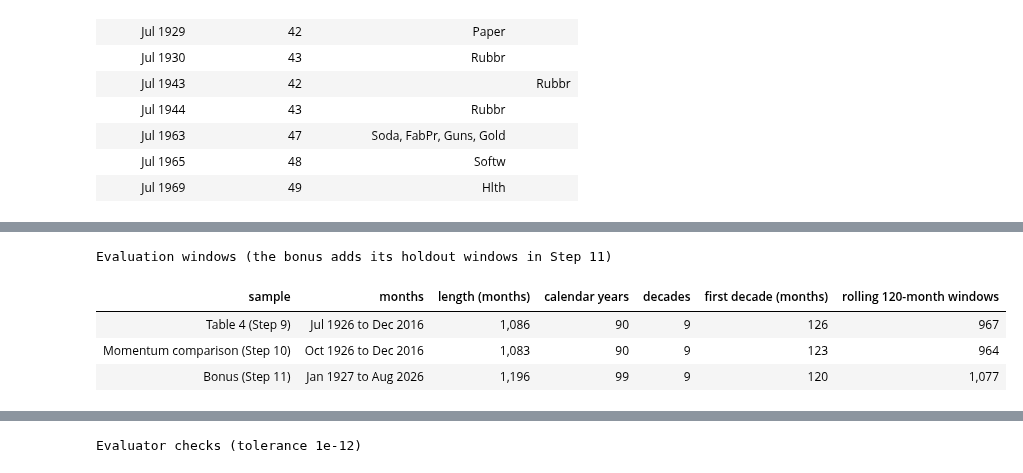
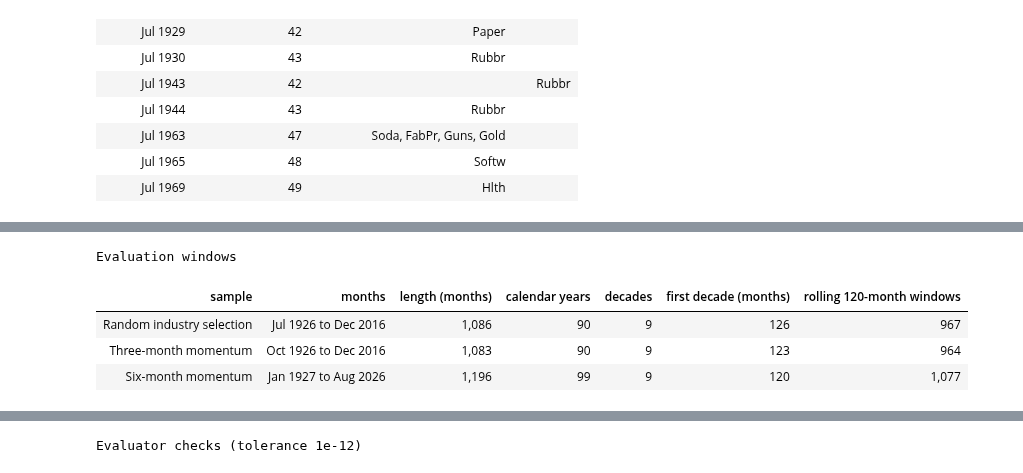
Before and after one commit to yingnichang/MTH9897, a Jupyter notebook: HW2/hw2_analysis.ipynb, the cells around one changed output, grey strips where cells are left out. Drawn from its saved outputs; the diff is of its cells as text; code cells hidden in the pictures.

```diff
--- a/HW2/hw2_analysis.ipynb
+++ b/HW2/hw2_analysis.ipynb
@@ -1261,32 +1226,32 @@ The $z$ limit is a normal-approximation check with a nominal 0.1% Bonferroni fam
 # %%
 from table4_eval import (HORIZONS, eligible_mean_returns, evaluate, exact_random_moments, load_paper_table4,
                          paper_layout, pool_exact, standard_windows, table4_layout, window_wealth)
 
 bench = factors.loc["1926-07":"2016-12"]
 windows = standard_windows(bench.index)
 
-SAMPLES = {"Table 4 (Step 9)": ("1926-07", "2016-12"), "Momentum comparison (Step 10)": ("1926-10", "2016-12"),
-           "Bonus (Step 11)": ("1927-01", "2026-08")}
+SAMPLES = {"Random industry selection": ("1926-07", "2016-12"), "Three-month momentum": ("1926-10", "2016-12"),
+           "Six-month momentum": ("1927-01", "2026-08")}
 window_counts = []
 for label, (start, end) in SAMPLES.items():
     sample_windows = standard_windows(factors.loc[start:end].index)
     count = sample_windows.groupby("kind").size()
     window_counts.append({
         "sample": label,
         "months": f"{month_name(pd.Period(start, 'M'))} to {month_name(pd.Period(end, 'M'))}",
         "length (months)": int(sample_windows.loc[sample_windows["kind"] == "full", "n_months"].item()),
         "calendar years": int(count["year"]),
         "decades": int(count["decade"]),
         "first decade (months)": int(sample_windows.loc[sample_windows["kind"] == "decade", "n_months"].iloc[0]),
         "rolling 120-month windows": int(count["rolling120"]),
     })
 window_counts = pd.DataFrame(window_counts)
 display(window_counts.style.hide(axis="index").format(thousands=",")
-        .set_caption("Evaluation windows (the bonus adds its holdout windows in Step 11)"))
+        .set_caption("Evaluation windows"))
 # %% [output]
-Evaluation windows (the bonus adds its holdout windows in Step 11)
+Evaluation windows
 | sample | months | length (months) | calendar years | decades | first decade (months) | rolling 120-month windows |
-| Table 4 (Step 9) | Jul 1926 to Dec 2016 | 1,086 | 90 | 9 | 126 | 967 |
-| Momentum comparison (Step 10) | Oct 1926 to Dec 2016 | 1,083 | 90 | 9 | 123 | 964 |
-| Bonus (Step 11) | Jan 1927 to Aug 2026 | 1,196 | 99 | 9 | 120 | 1,077 |
+| Random industry selection | Jul 1926 to Dec 2016 | 1,086 | 90 | 9 | 126 | 967 |
+| Three-month momentum | Oct 1926 to Dec 2016 | 1,083 | 90 | 9 | 123 | 964 |
+| Six-month momentum | Jan 1927 to Aug 2026 | 1,196 | 99 | 9 | 120 | 1,077 |
 # %% [markdown]
```
Also changed, not shown: parts of 65 cells of this notebook, 9 other files.
